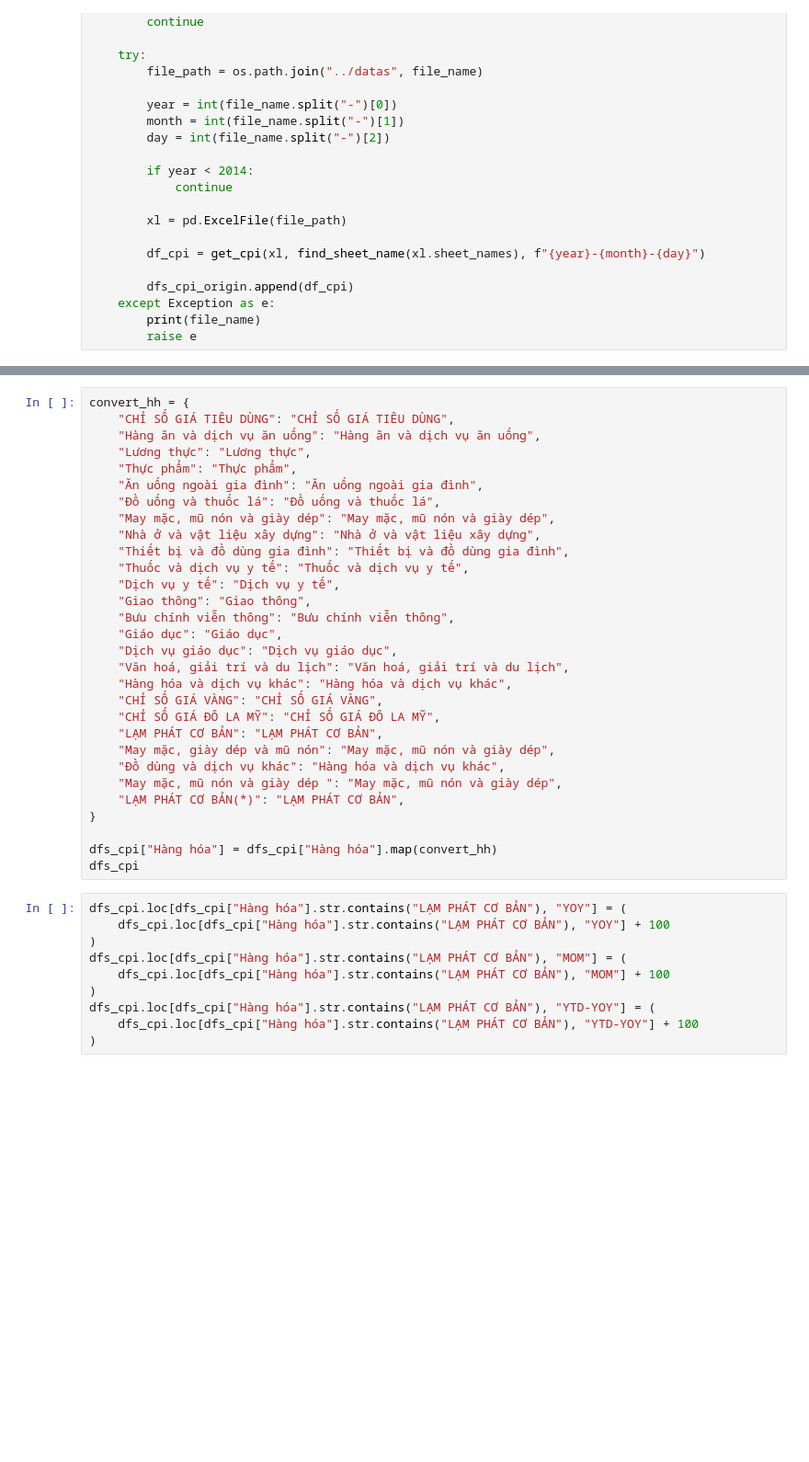
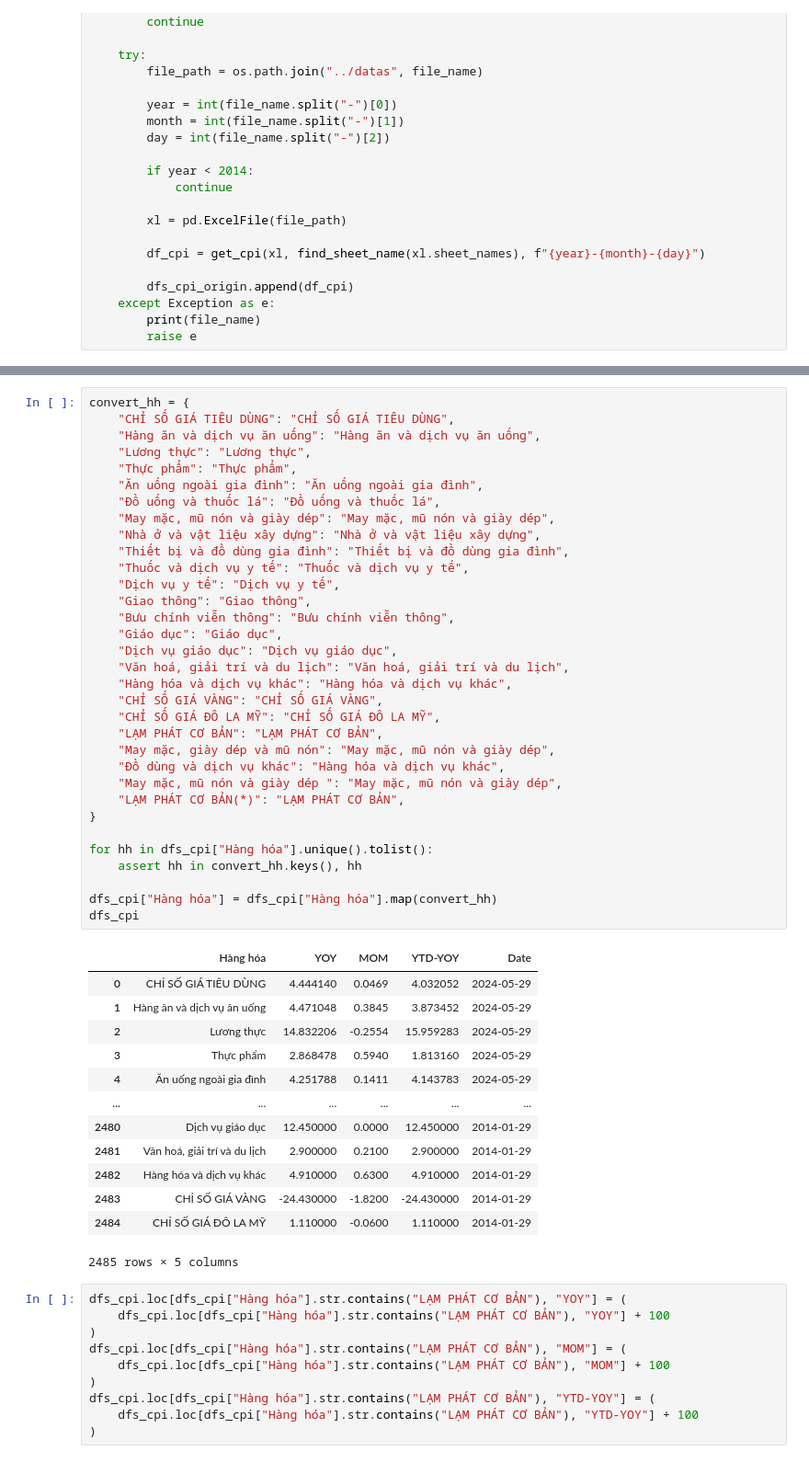
Before and after one commit to hiennguyen9874/vn-macroeconomics, a Jupyter notebook: notebooks/CPI.ipynb, the cells around one changed output, grey strips where cells are left out. Shown at 92% size. Saved outputs shown, nothing was run; the diff lists cells and outputs as text; blank space fills up the shorter version.

```diff
--- a/notebooks/CPI.ipynb
+++ b/notebooks/CPI.ipynb
@@ -165,33 +201,50 @@ dfs_cpi.head(n=20)
 # %%
 convert_hh = {
     "CHỈ SỐ GIÁ TIÊU DÙNG": "CHỈ SỐ GIÁ TIÊU DÙNG",
     "Hàng ăn và dịch vụ ăn uống": "Hàng ăn và dịch vụ ăn uống",
     "Lương thực": "Lương thực",
     "Thực phẩm": "Thực phẩm",
     "Ăn uống ngoài gia đình": "Ăn uống ngoài gia đình",
     "Đồ uống và thuốc lá": "Đồ uống và thuốc lá",
     "May mặc, mũ nón và giày dép": "May mặc, mũ nón và giày dép",
     "Nhà ở và vật liệu xây dựng": "Nhà ở và vật liệu xây dựng",
     "Thiết bị và đồ dùng gia đình": "Thiết bị và đồ dùng gia đình",
     "Thuốc và dịch vụ y tế": "Thuốc và dịch vụ y tế",
     "Dịch vụ y tế": "Dịch vụ y tế",
     "Giao thông": "Giao thông",
     "Bưu chính viễn thông": "Bưu chính viễn thông",
     "Giáo dục": "Giáo dục",
     "Dịch vụ giáo dục": "Dịch vụ giáo dục",
     "Văn hoá, giải trí và du lịch": "Văn hoá, giải trí và du lịch",
     "Hàng hóa và dịch vụ khác": "Hàng hóa và dịch vụ khác",
     "CHỈ SỐ GIÁ VÀNG": "CHỈ SỐ GIÁ VÀNG",
     "CHỈ SỐ GIÁ ĐÔ LA MỸ": "CHỈ SỐ GIÁ ĐÔ LA MỸ",
     "LẠM PHÁT CƠ BẢN": "LẠM PHÁT CƠ BẢN",
     "May mặc, giày dép và mũ nón": "May mặc, mũ nón và giày dép",
     "Đồ dùng và dịch vụ khác": "Hàng hóa và dịch vụ khác",
     "May mặc, mũ nón và giày dép ": "May mặc, mũ nón và giày dép",
     "LẠM PHÁT CƠ BẢN(*)": "LẠM PHÁT CƠ BẢN",
 }
 
+for hh in dfs_cpi["Hàng hóa"].unique().tolist():
+    assert hh in convert_hh.keys(), hh
+
 dfs_cpi["Hàng hóa"] = dfs_cpi["Hàng hóa"].map(convert_hh)
 dfs_cpi
+# %% [output]
+|  | Hàng hóa | YOY | MOM | YTD-YOY | Date |
+| 0 | CHỈ SỐ GIÁ TIÊU DÙNG | 4.444140 | 0.0469 | 4.032052 | 2024-05-29 |
+| 1 | Hàng ăn và dịch vụ ăn uống | 4.471048 | 0.3845 | 3.873452 | 2024-05-29 |
+| 2 | Lương thực | 14.832206 | -0.2554 | 15.959283 | 2024-05-29 |
+| 3 | Thực phẩm | 2.868478 | 0.5940 | 1.813160 | 2024-05-29 |
+| 4 | Ăn uống ngoài gia đình | 4.251788 | 0.1411 | 4.143783 | 2024-05-29 |
+| ... | ... | ... | ... | ... | ... |
+| 2480 | Dịch vụ giáo dục | 12.450000 | 0.0000 | 12.450000 | 2014-01-29 |
+| 2481 | Văn hoá, giải trí và du lịch | 2.900000 | 0.2100 | 2.900000 | 2014-01-29 |
+| 2482 | Hàng hóa và dịch vụ khác | 4.910000 | 0.6300 | 4.910000 | 2014-01-29 |
+| 2483 | CHỈ SỐ GIÁ VÀNG | -24.430000 | -1.8200 | -24.430000 | 2014-01-29 |
+| 2484 | CHỈ SỐ GIÁ ĐÔ LA MỸ | 1.110000 | -0.0600 | 1.110000 | 2014-01-29 |
+2485 rows × 5 columns
 # %%
 dfs_cpi.loc[dfs_cpi["Hàng hóa"].str.contains("LẠM PHÁT CƠ BẢN"), "YOY"] = (
     dfs_cpi.loc[dfs_cpi["Hàng hóa"].str.contains("LẠM PHÁT CƠ BẢN"), "YOY"] + 100
```
Also changed, not shown: parts of 2 cells of this notebook, 23 other files.
